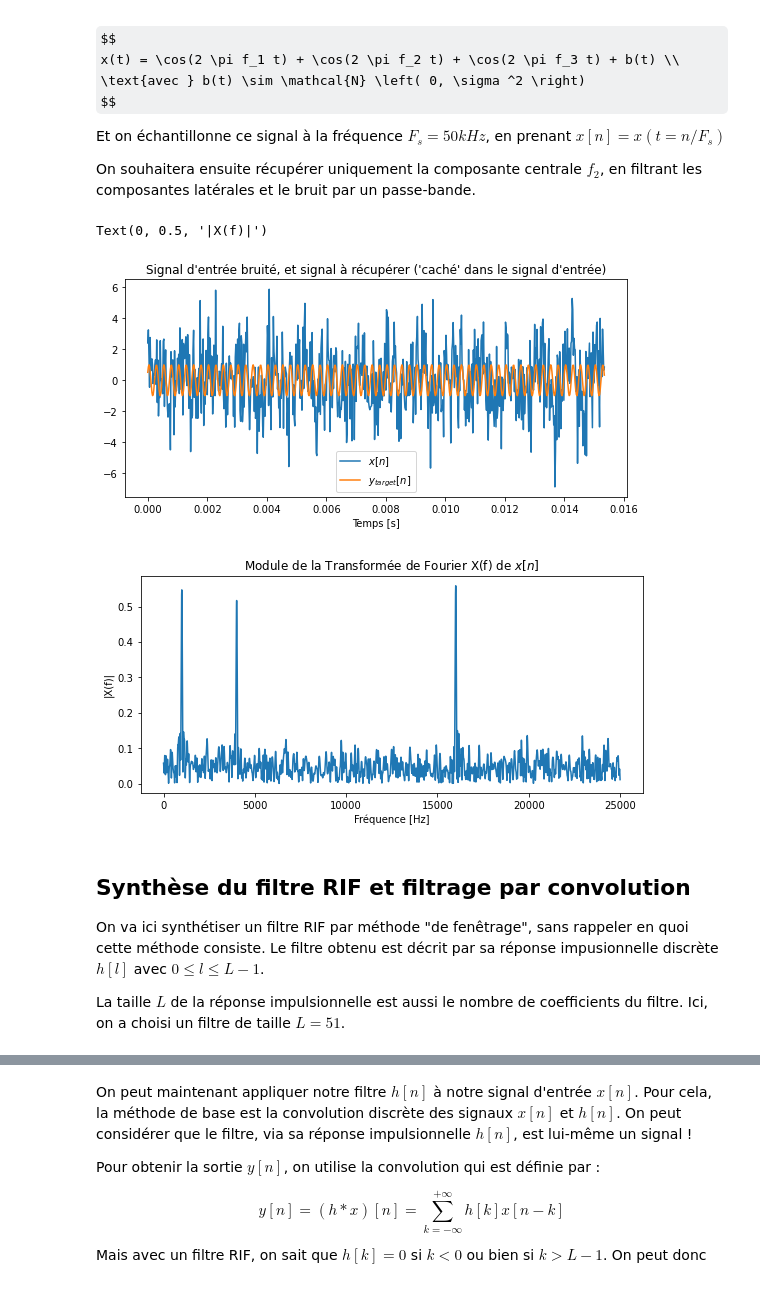
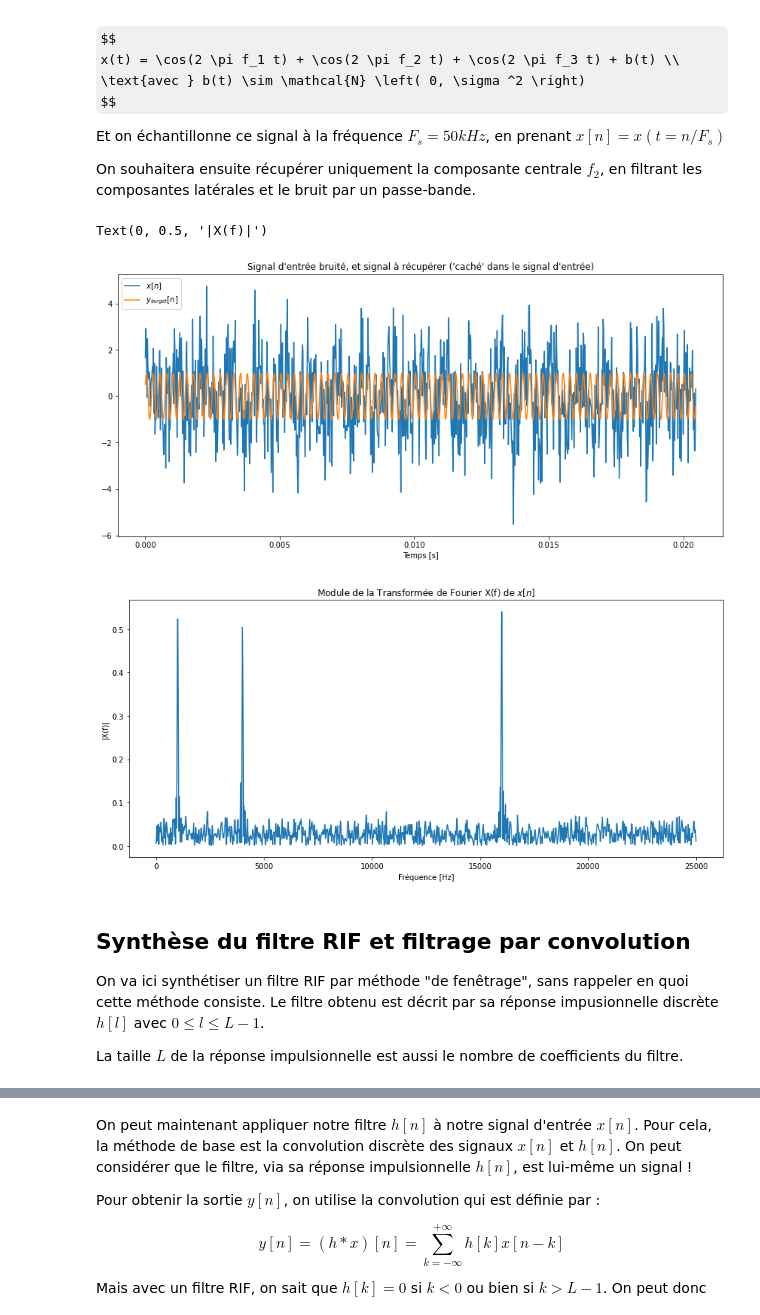
Before and after one commit to gwendal-lv/DSP_courses, a Jupyter notebook: DSP_overlap_add.ipynb, the cells around one changed output, grey strips where cells are left out. Drawn from its saved outputs; the diff is of its cells as text; code cells hidden in the pictures; some formulas as TeX source.

```diff
--- a/DSP_overlap_add.ipynb
+++ b/DSP_overlap_add.ipynb
@@ -47,51 +45,50 @@ import numpy as np
 import matplotlib.pyplot as plt
 # Affichage interactif - installer extensions nécessaires
 #%matplotlib widget
-# OU BIEN Garder inline pour export HTML (qui intégrera aussi les vidéos)
+# Garder inline pour export HTML (qui intégrera aussi les vidéos) et pour visu directe sur Github
 %matplotlib inline
 import scipy.signal as signal
 import random
 random.seed(2021)
 np.random.seed(2021)  # commenter pour "lâcher" le générateur gaussien
 
-figures_width = 9
+figs_scale = 1.6  # 1.6 si matplotlib inline (dpi fixés dans Jupyter), 1.0 si widgets interactifs
 
 Fs = 50e3  # échantillonnage à 50kHz
-fft_block_N = 256  # Va être utilisé + tard
-N = fft_block_N * 3
+N = 1024
 t = np.linspace(0.0, (N-1)/Fs, N, endpoint=True)
 
 # Génération des signaux
 f1, f2, f3 = 1e3, 4e3, 16e3  # Fréquences des raies spectrales, en Hz
 nu1, nu2, nu3 = f1/Fs, f2/Fs, f3/Fs  # équivalents en fréq normalisée dans [-0.5, 0.5[
 y_target = 1.0 * np.cos(2*np.pi*(f2 * t + random.random()))  # raie centrale, à récupérer
 x = 1.0 * np.cos(2*np.pi*(f1 * t + random.random())) + y_target + 1.0 * np.cos(2*np.pi*(f3 * t + random.random()))
-x += np.random.normal(0.0, 1.5, N)  # Bruit gaussien centré, fort écart type vs. amplitude raies spectrales
+x += np.random.normal(0.0, 1.0, N)  # Bruit gaussien centré, fort écart type vs. amplitude raies spectrales
 # Affichage des signaux - représentation temporelle
-fig, ax = plt.subplots(1, 1, figsize=(figures_width, 4))
+fig, ax = plt.subplots(1, 1, figsize=(figs_scale*9, figs_scale*4))
 ax.plot(t, x)
 ax.plot(t, y_target)
 ax.legend([r'$x[n]$', r'$y_{target}[n]$'])
 ax.set_title("Signal d'entrée bruité, et signal à récupérer ('caché' dans le signal d'entrée)")
 ax.set_xlabel('Temps [s]')
 # FFT avec zero-padding pour voir le spectre en détail
-fig, ax = plt.subplots(1, 1, figsize=(figures_width, 4))
+fig, ax = plt.subplots(1, 1, figsize=(figs_scale*9, figs_scale*4))
 M = 2**14  # taille FFT avec zero-padding auto dans numpy.fft
 X = np.abs(np.fft.fft(x, M))[0:M//2] / N  # Amplitude normalisée, 1/2 spectre pour les fréquences positives
 ax.plot(np.linspace(0.0, 0.5, M//2) * Fs, X)
 ax.set_title(r'Module de la Transformée de Fourier X(f) de $x[n]$')
 ax.set_xlabel('Fréquence [Hz]')
 ax.set_ylabel(r'|X(f)|')
 # %% [output]
 Text(0, 0.5, '|X(f)|')
-[figure, old version]
+[figure, new version]
-[figure, old version]
+[figure, new version]
 # %% [markdown]
 ## Synthèse du filtre RIF et filtrage par convolution
 
 On va ici synthétiser un filtre RIF par méthode "de fenêtrage", sans rappeler en quoi cette méthode consiste.
 Le filtre obtenu est décrit par sa réponse impusionnelle discrète $h[l]$ avec $0 \leq l \leq L-1$.
 
-La taille $L$ de la réponse impulsionnelle est aussi le nombre de coefficients du filtre. Ici, on a choisi un filtre de taille $L=51$.
+La taille $L$ de la réponse impulsionnelle est aussi le nombre de coefficients du filtre.
 # %%
 # Exemple de convolution avec filtre passe-bande synthétisé par méthode basique : R.I. fenêtrée
```
Also changed, not shown: parts of 27 cells of this notebook.
